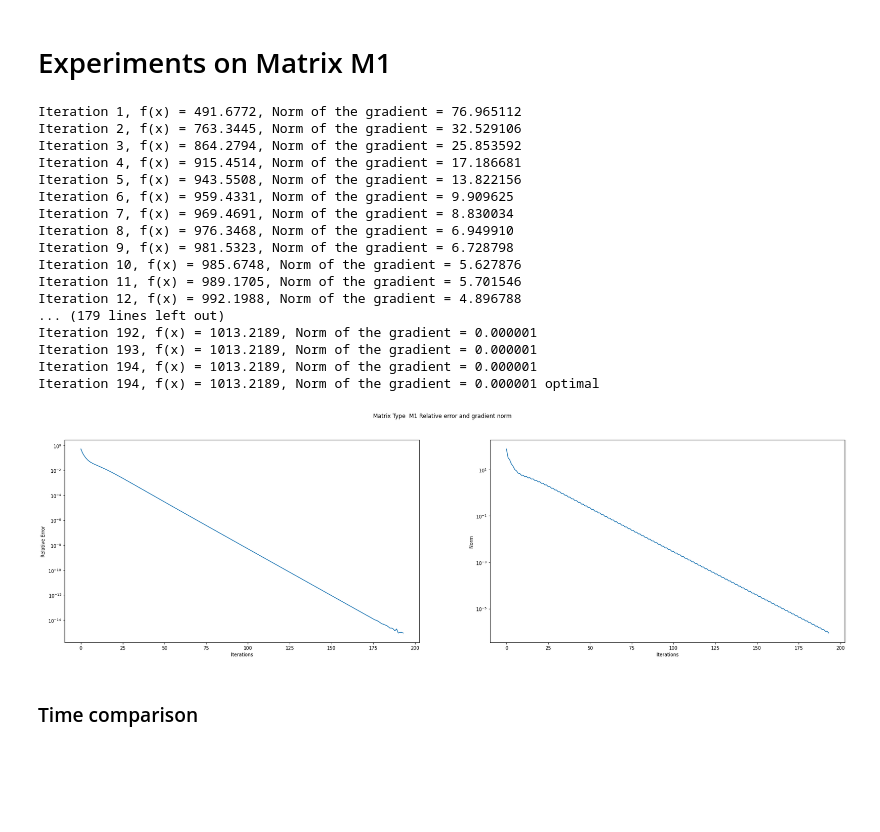
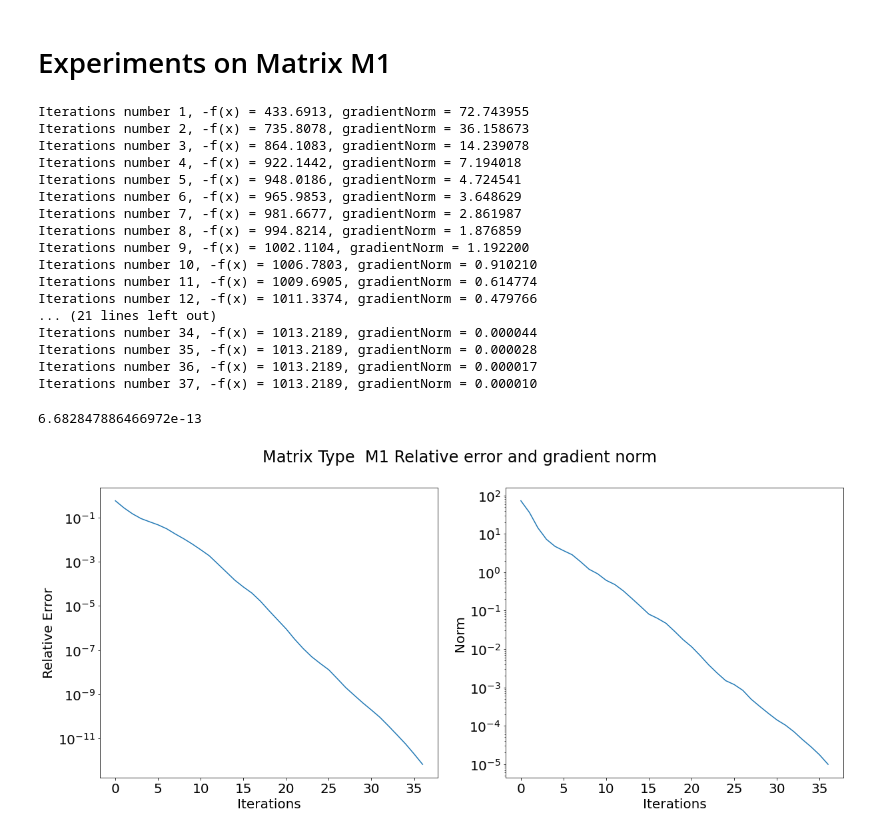
Before and after one commit to vlnraf/CM-project, a Jupyter notebook: Untitled.ipynb, the cells around one changed output. Cells and saved outputs as stored; diff of their text form; code cells hidden in the pictures; blank space fills up the shorter version.

Commit message:
implementation of the conjugate gradient

```diff
--- a/Untitled.ipynb
+++ b/Untitled.ipynb
@@ -24,41 +99,46 @@ gradientsSGD = []
+# %%
+errorsCG = []
+gradientsCG = []
 # %%
 f = nf.normFunction(M1)
 # %%
 initial_vector = f.init_x()
 # %%
-optimizerSGD = GD.steepestGradientDescent(f, 1e-6, 500, x=initial_vector, verbose = True)
-gradientSGD, normsSGD = optimizerSGD.steepestGradientDescent()
+optimizerCG = conjugateGradient(f, 1e-5, 500, x=initial_vector, verbose = True)
+gradientCG, normsCG = optimizerCG.ConjugateGradient()
 # %% [output]
-Iteration 1, f(x) = 491.6772, Norm of the gradient = 76.965112
-Iteration 2, f(x) = 763.3445, Norm of the gradient = 32.529106
-Iteration 3, f(x) = 864.2794, Norm of the gradient = 25.853592
-Iteration 4, f(x) = 915.4514, Norm of the gradient = 17.186681
-Iteration 5, f(x) = 943.5508, Norm of the gradient = 13.822156
-Iteration 6, f(x) = 959.4331, Norm of the gradient = 9.909625
-Iteration 7, f(x) = 969.4691, Norm of the gradient = 8.830034
-Iteration 8, f(x) = 976.3468, Norm of the gradient = 6.949910
-Iteration 9, f(x) = 981.5323, Norm of the gradient = 6.728798
-Iteration 10, f(x) = 985.6748, Norm of the gradient = 5.627876
-Iteration 11, f(x) = 989.1705, Norm of the gradient = 5.701546
-Iteration 12, f(x) = 992.1988, Norm of the gradient = 4.896788
-... (179 lines left out)
-Iteration 192, f(x) = 1013.2189, Norm of the gradient = 0.000001
-Iteration 193, f(x) = 1013.2189, Norm of the gradient = 0.000001
-Iteration 194, f(x) = 1013.2189, Norm of the gradient = 0.000001
-Iteration 194, f(x) = 1013.2189, Norm of the gradient = 0.000001 optimal
+Iterations number 1, -f(x) = 433.6913, gradientNorm = 72.743955
+Iterations number 2, -f(x) = 735.8078, gradientNorm = 36.158673
+Iterations number 3, -f(x) = 864.1083, gradientNorm = 14.239078
+Iterations number 4, -f(x) = 922.1442, gradientNorm = 7.194018
+Iterations number 5, -f(x) = 948.0186, gradientNorm = 4.724541
+Iterations number 6, -f(x) = 965.9853, gradientNorm = 3.648629
+Iterations number 7, -f(x) = 981.6677, gradientNorm = 2.861987
+Iterations number 8, -f(x) = 994.8214, gradientNorm = 1.876859
+Iterations number 9, -f(x) = 1002.1104, gradientNorm = 1.192200
+Iterations number 10, -f(x) = 1006.7803, gradientNorm = 0.910210
+Iterations number 11, -f(x) = 1009.6905, gradientNorm = 0.614774
+Iterations number 12, -f(x) = 1011.3374, gradientNorm = 0.479766
+... (21 lines left out)
+Iterations number 34, -f(x) = 1013.2189, gradientNorm = 0.000044
+Iterations number 35, -f(x) = 1013.2189, gradientNorm = 0.000028
+Iterations number 36, -f(x) = 1013.2189, gradientNorm = 0.000017
+Iterations number 37, -f(x) = 1013.2189, gradientNorm = 0.000010
 # %%
 norm = la.norm(M1, ord=2) ** 2
 # %%
 # Norm and errors SGD
-normsSGD = np.array(normsSGD)
-gradientsSGD.insert(0,np.array(gradientSGD))
-size1 = normsSGD.size
+normsCG = np.array(normsCG)
+gradientsCG.insert(0,np.array(gradientCG))
+size1 = normsCG.size
 # %%
 normvec = np.ones(size1) * norm
-errorsSGD.insert(0, (abs(normsSGD - normvec) / abs(normvec)))
+errorsCG.insert(0, (abs(normsCG - normvec) / abs(normvec)))
+# %%
+errorsCG[-1][-1]
+# %% [output]
+6.682847886466972e-13
 # %%
-make_plot(gradientsSGD, errorsSGD,type='M1', experiment_name='exp1-M1')
+make_plot(gradientsCG, errorsCG,type='M1', experiment_name='exp1-M1')
 # %% [output]
-[figure, old version]
+[figure, new version]
-# %% [markdown]
-### Time comparison
```
Also changed, not shown: parts of 49 cells of this notebook, 4 other files.
